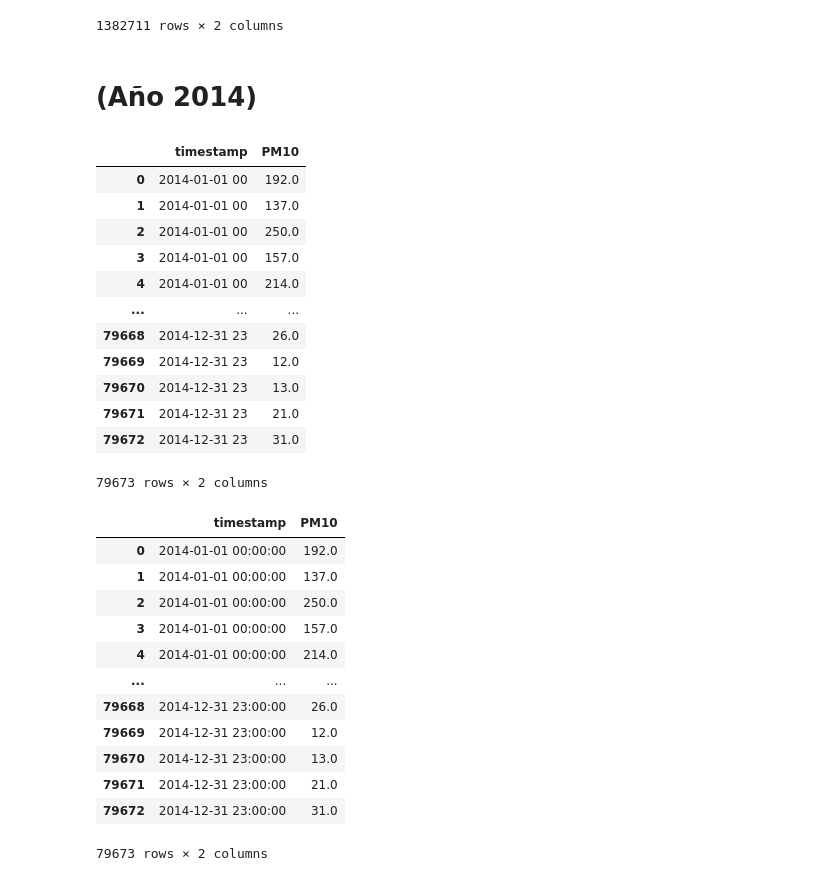
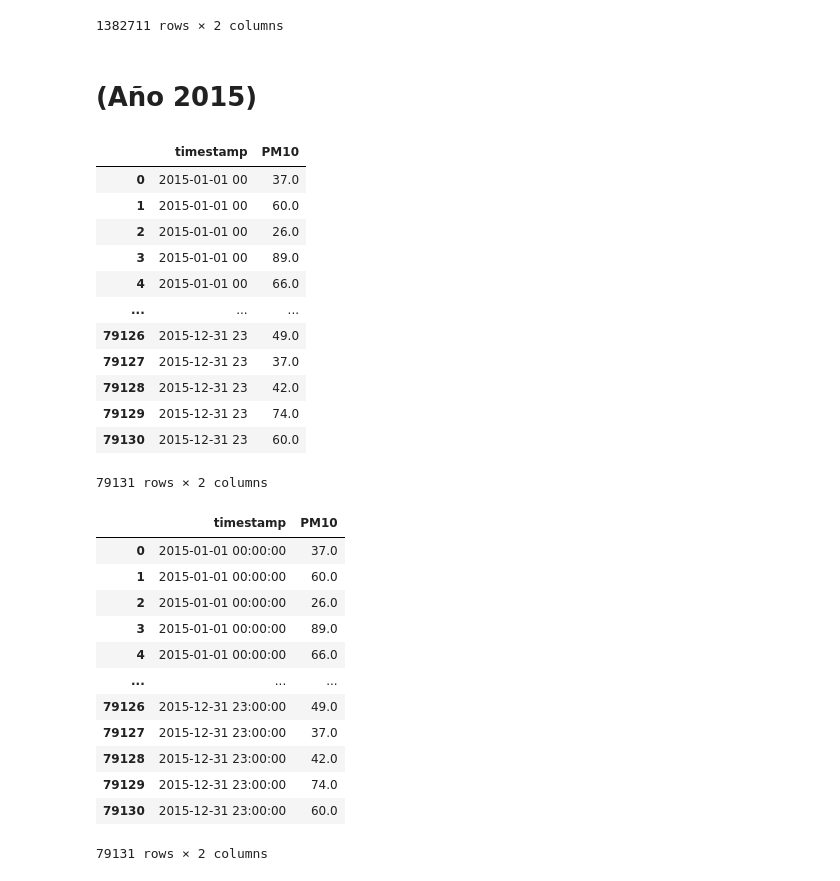
Before and after one commit to selenebpradop/relaciones-contaminantes-salud, a Jupyter notebook: Jupyter/regresion_lineal_PM10_egresos.ipynb, the cells around one changed output. Cells and saved outputs as stored; diff of their text form; code cells hidden in the pictures.

```diff
--- a/Jupyter/regresion_lineal_PM10_egresos.ipynb
+++ b/Jupyter/regresion_lineal_PM10_egresos.ipynb
@@ -55,27 +55,27 @@ dataframecontaminante
 | 1382710 | 2018-12-31 23 | 103.0 |
 1382711 rows × 2 columns
 # %% [markdown]
-# (Año 2014)
+# (Año 2015)
 # %%
 # Se guardan los datos de 'año' en 'dataframecontaminanteaño'
-año = '2014'
+año = '2015'
 dataframecontaminanteaño = dataframecontaminante.loc[dataframecontaminante['timestamp'].str.startswith(año)]
 dataframecontaminanteaño = dataframecontaminanteaño.reset_index(drop=True)
 dataframecontaminanteaño
 # %% [output]
 |  | timestamp | PM10 |
-| 0 | 2014-01-01 00 | 192.0 |
-| 1 | 2014-01-01 00 | 137.0 |
-| 2 | 2014-01-01 00 | 250.0 |
-| 3 | 2014-01-01 00 | 157.0 |
-| 4 | 2014-01-01 00 | 214.0 |
+| 0 | 2015-01-01 00 | 37.0 |
+| 1 | 2015-01-01 00 | 60.0 |
+| 2 | 2015-01-01 00 | 26.0 |
+| 3 | 2015-01-01 00 | 89.0 |
+| 4 | 2015-01-01 00 | 66.0 |
 | ... | ... | ... |
-| 79668 | 2014-12-31 23 | 26.0 |
-| 79669 | 2014-12-31 23 | 12.0 |
-| 79670 | 2014-12-31 23 | 13.0 |
-| 79671 | 2014-12-31 23 | 21.0 |
-| 79672 | 2014-12-31 23 | 31.0 |
+| 79126 | 2015-12-31 23 | 49.0 |
+| 79127 | 2015-12-31 23 | 37.0 |
+| 79128 | 2015-12-31 23 | 42.0 |
+| 79129 | 2015-12-31 23 | 74.0 |
+| 79130 | 2015-12-31 23 | 60.0 |
-79673 rows × 2 columns
+79131 rows × 2 columns
 # %%
 # Se convierten los strings a objeto datetime
 strfdt = '%Y-%m-%d %H'
@@ -83,18 +83,18 @@ dataframecontaminanteaño['timestamp'] = pd.to_datetime(dataframecontaminanteañ
 dataframecontaminanteaño
 # %% [output]
 |  | timestamp | PM10 |
-| 0 | 2014-01-01 00:00:00 | 192.0 |
-| 1 | 2014-01-01 00:00:00 | 137.0 |
-| 2 | 2014-01-01 00:00:00 | 250.0 |
-| 3 | 2014-01-01 00:00:00 | 157.0 |
-| 4 | 2014-01-01 00:00:00 | 214.0 |
+| 0 | 2015-01-01 00:00:00 | 37.0 |
+| 1 | 2015-01-01 00:00:00 | 60.0 |
+| 2 | 2015-01-01 00:00:00 | 26.0 |
+| 3 | 2015-01-01 00:00:00 | 89.0 |
+| 4 | 2015-01-01 00:00:00 | 66.0 |
 | ... | ... | ... |
-| 79668 | 2014-12-31 23:00:00 | 26.0 |
-| 79669 | 2014-12-31 23:00:00 | 12.0 |
-| 79670 | 2014-12-31 23:00:00 | 13.0 |
-| 79671 | 2014-12-31 23:00:00 | 21.0 |
-| 79672 | 2014-12-31 23:00:00 | 31.0 |
+| 79126 | 2015-12-31 23:00:00 | 49.0 |
+| 79127 | 2015-12-31 23:00:00 | 37.0 |
+| 79128 | 2015-12-31 23:00:00 | 42.0 |
+| 79129 | 2015-12-31 23:00:00 | 74.0 |
+| 79130 | 2015-12-31 23:00:00 | 60.0 |
-79673 rows × 2 columns
+79131 rows × 2 columns
 # %%
 # Se importan las librerias necesarias
 from epiweeks import Week, date
```
Also changed, not shown: parts of 37 cells of this notebook, 3 other files.
